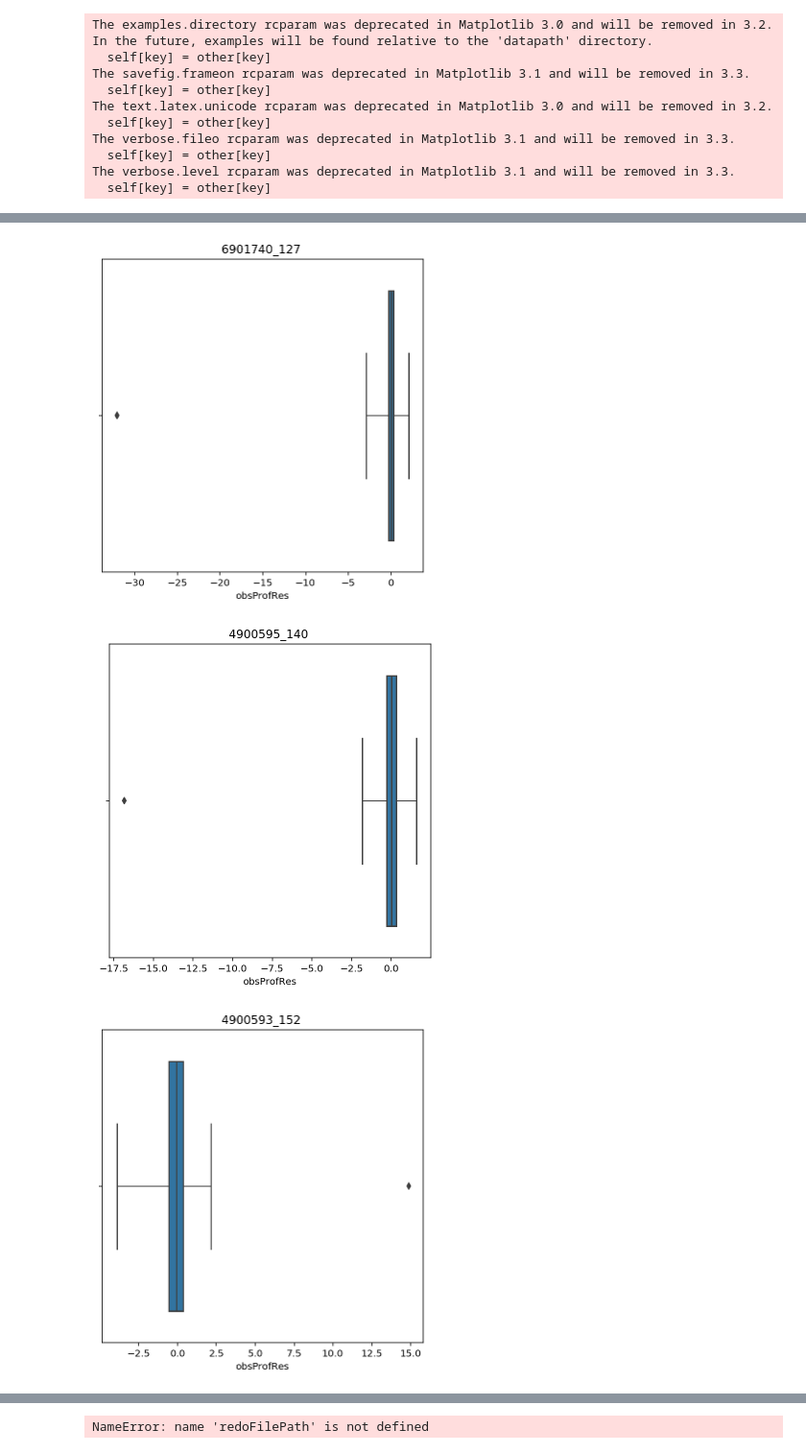
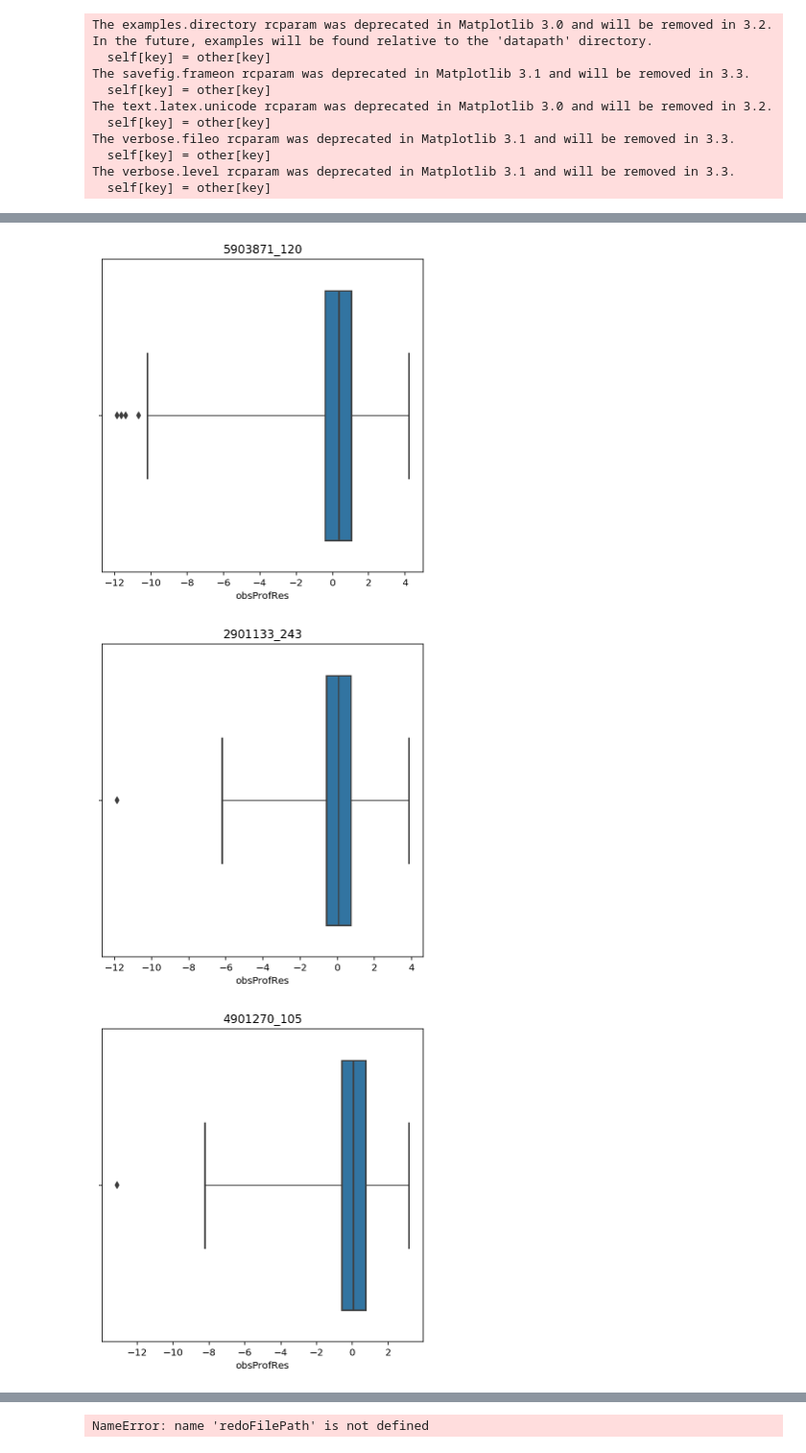
Before and after one commit to tylertucker202/argo-database, a Jupyter notebook: gridding/find-and-filter-outliers.ipynb, the cells around one changed output, grey strips where cells are left out. Shown: that part at 96% size. Saved outputs shown, nothing was run; the diff lists cells and outputs as text; code cells hidden in the pictures.

```diff
--- a/gridding/find-and-filter-outliers.ipynb
+++ b/gridding/find-and-filter-outliers.ipynb
@@ -34,5 +34,7 @@ The verbose.fileo rcparam was deprecated in Matplotlib 3.1 and will be removed i
 The verbose.level rcparam was deprecated in Matplotlib 3.1 and will be removed in 3.3.
   self[key] = other[key]
 # %%
-files = glob('/home/tyler/Kuusela-Stein/Data/Data/**/obsProfResTrendTemp_at10.0*20.mat')
+pLevel = 50
+files = glob('/home/tyler/Kuusela-Stein/Data/Data/**/obsProfResTrendTemp_at{}*.mat'.format(pLevel))
+print(len(files))
 dfkeys =  ['obsProfRes', 'profFloatIDAggrSel', 'profJulDayAggrSel', 'profLatAggrSel', 'profLongAggrSel']
@@ -48,6 +52,7 @@ def load_mat_file(file):
     dates = [pd.to_datetime(x[0]) for x in mat['strDate'].flatten()]
     df = pd.DataFrame.from_dict(m)
     df['date'] = dates
+    df['profFloatIDAggrSel'] = df['profFloatIDAggrSel'].apply(lambda x: x.replace(' ', ''))
     return df
 
 for file in files:
@@ -67,6 +72,7 @@ matDf.head()
 # %%
 # find highest residuals
-suspectDf = matDf[abs(matDf['obsProfRes']) > 10]
+residualThreshold = 10
+suspectDf = matDf[abs(matDf['obsProfRes']) > residualThreshold]
 suspectProfs = suspectDf['profFloatIDAggrSel'].tolist()
 suspectProfs =  [x.replace(' ', '') for x in suspectDf]
 print(suspectDf.shape)
@@ -92,7 +98,7 @@ def detect_outlier(res, threshold):
 # %%
 # get surrounding profiles from each row's lat-lon
 window = 5 # degree window around outlier
-outTH = 8 # n standard deviations away are considered outliers
+outTH = 7 # n standard deviations away are considered outliers
 
 outlierProfs = []
 for row in suspectDf.itertuples():
@@ -124,3 +130,3 @@ for row in suspectDf.itertuples():
-[figure, old version]
+[figure, new version]
-[figure, old version]
+[figure, new version]
-[figure, old version]
+[figure, new version]
```
Also changed, not shown: parts of 24 cells of this notebook, 7 other files.
